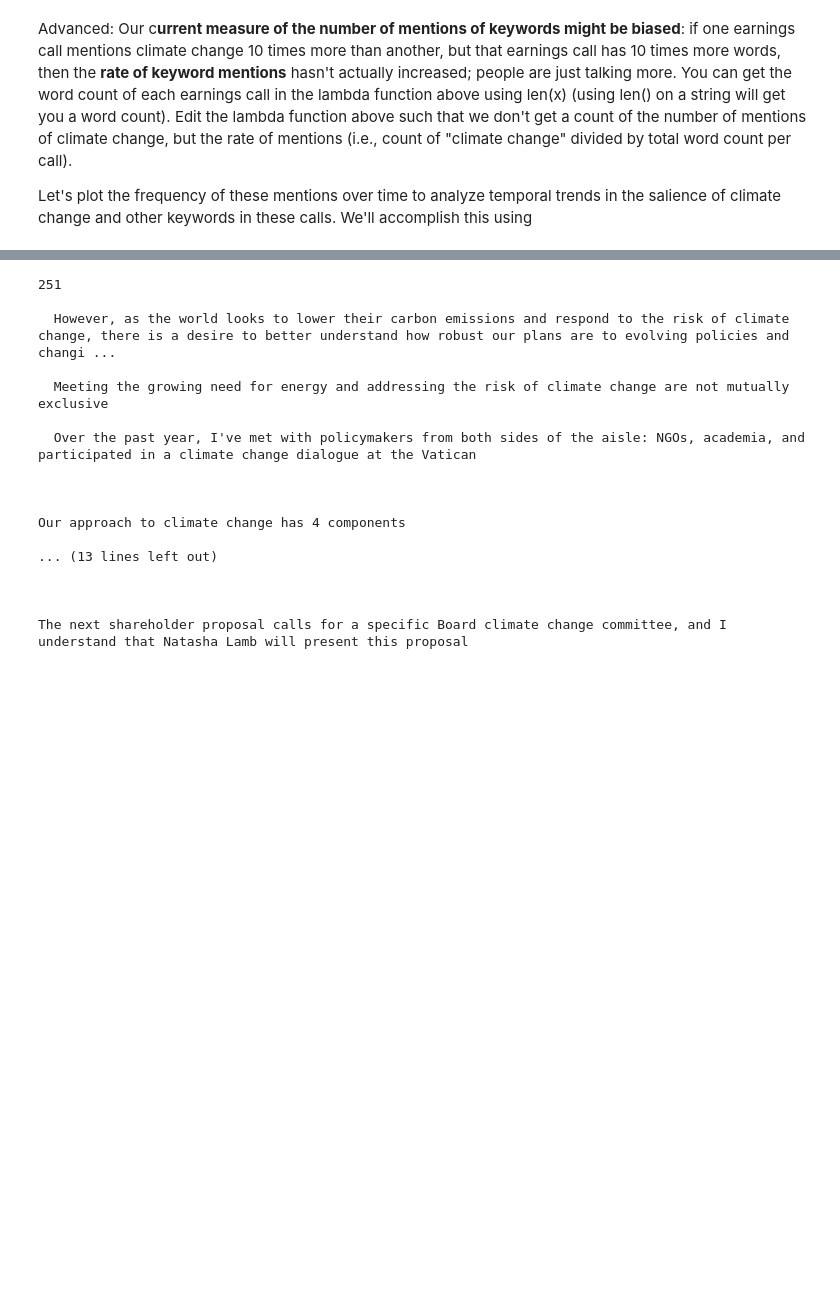
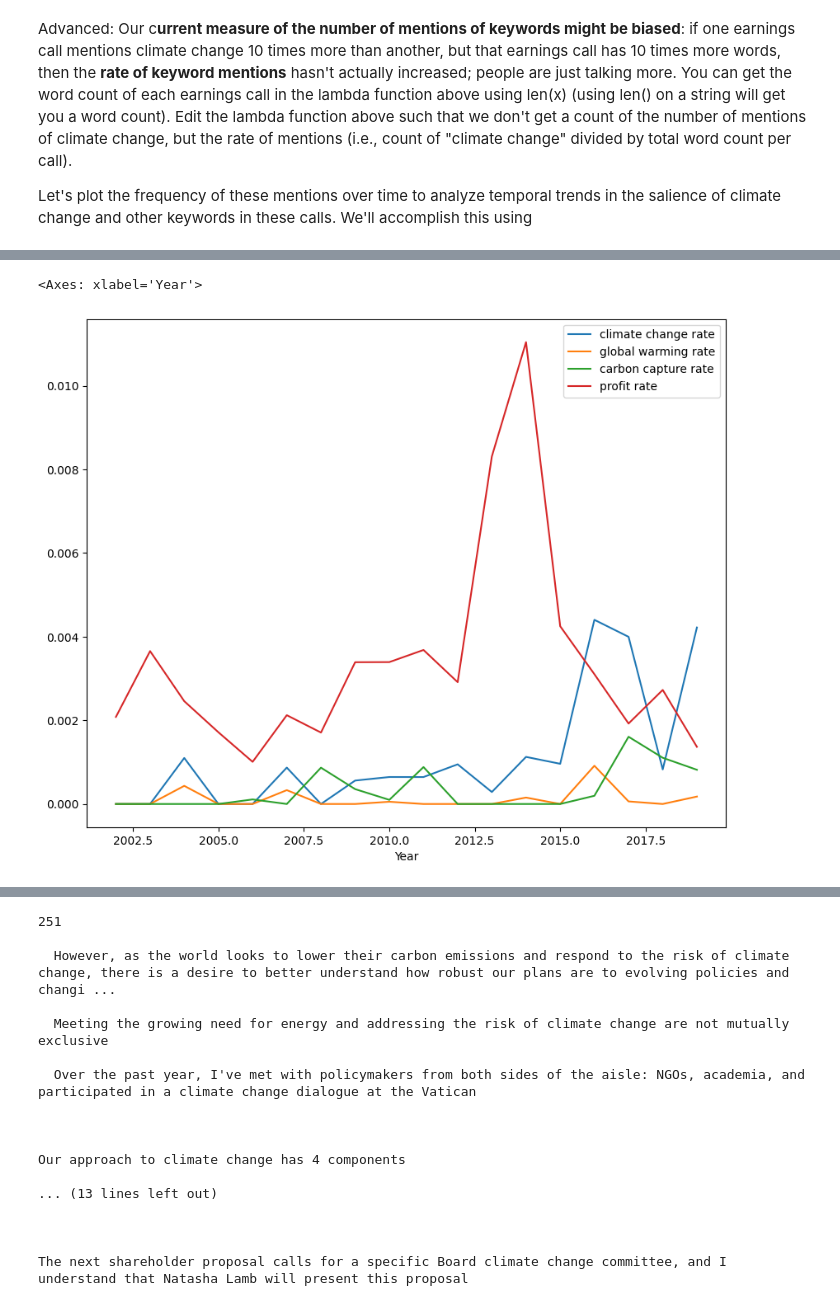
Before and after one commit to awenroberts/QM2, a Jupyter notebook: Copy_of_W7_Natural_Language_Processing_Student_Version.ipynb, the cells around one changed output, grey strips where cells are left out. Saved outputs shown, nothing was run; the diff lists cells and outputs as text; code cells hidden in the pictures; blank space fills up the shorter version.

```diff
--- a/Copy_of_W7_Natural_Language_Processing_Student_Version.ipynb
+++ b/Copy_of_W7_Natural_Language_Processing_Student_Version.ipynb
@@ -317,3 +317,10 @@ yearly.plot()
 Advanced: Our c**urrent measure of the number of mentions of keywords might be biased**: if one earnings call mentions climate change 10 times more than another, but that earnings call has 10 times more words, then the **rate of keyword mentions** hasn't actually increased; people are just talking more. You can get the word count of each earnings call in the lambda function above using len(x) (using len() on a string will get you a word count). Edit the lambda function above such that we don't get a count of the number of mentions of climate change, but the rate of mentions (i.e., count of "climate change" divided by total word count per call).
 
 Let's plot the frequency of these mentions over time to analyze temporal trends in the salience of climate change and other keywords in these calls. We'll accomplish this using
+# %%
+df['climate change rate'] = df['Text'].apply(lambda x: len(re.findall(r'climate change', x, re.IGNORECASE)) / len(x.split()))
+df['global warming rate'] = df['Text'].apply(lambda x: len(re.findall(r'global warming', x, re.IGNORECASE)) / len(x.split()))
+df['carbon capture rate'] = df['Text'].apply(lambda x: len(re.findall(r'carbon capture', x, re.IGNORECASE)) / len(x.split()))
+df['profit rate'] = df['Text'].apply(lambda x: len(re.findall(r'profit', x, re.IGNORECASE)) / len(x.split()))
+
+print(df[['Title', 'climate change rate', 'global warming rate', 'carbon capture rate', 'profit rate']])
@@ -319,0 +345,13 @@ Let's plot the frequency of these mentions over time to analyze temporal trends
+# %%
+# extract the year from the date column
+df['Year']=df['Date'].dt.year
+
+# group the dataframe by year, calculating the sum of the "climate change" column
+# save it as a new dataframe called "yearly"
+yearly_rate=df.groupby('Year')[['climate change rate', 'global warming rate', 'carbon capture rate', 'profit rate']].sum()
+
+# plot yearly
+yearly_rate.plot()
+# %% [output]
+<Axes: xlabel='Year'>
+[figure, added]
```
Also changed, not shown: parts of 3 cells of this notebook.
